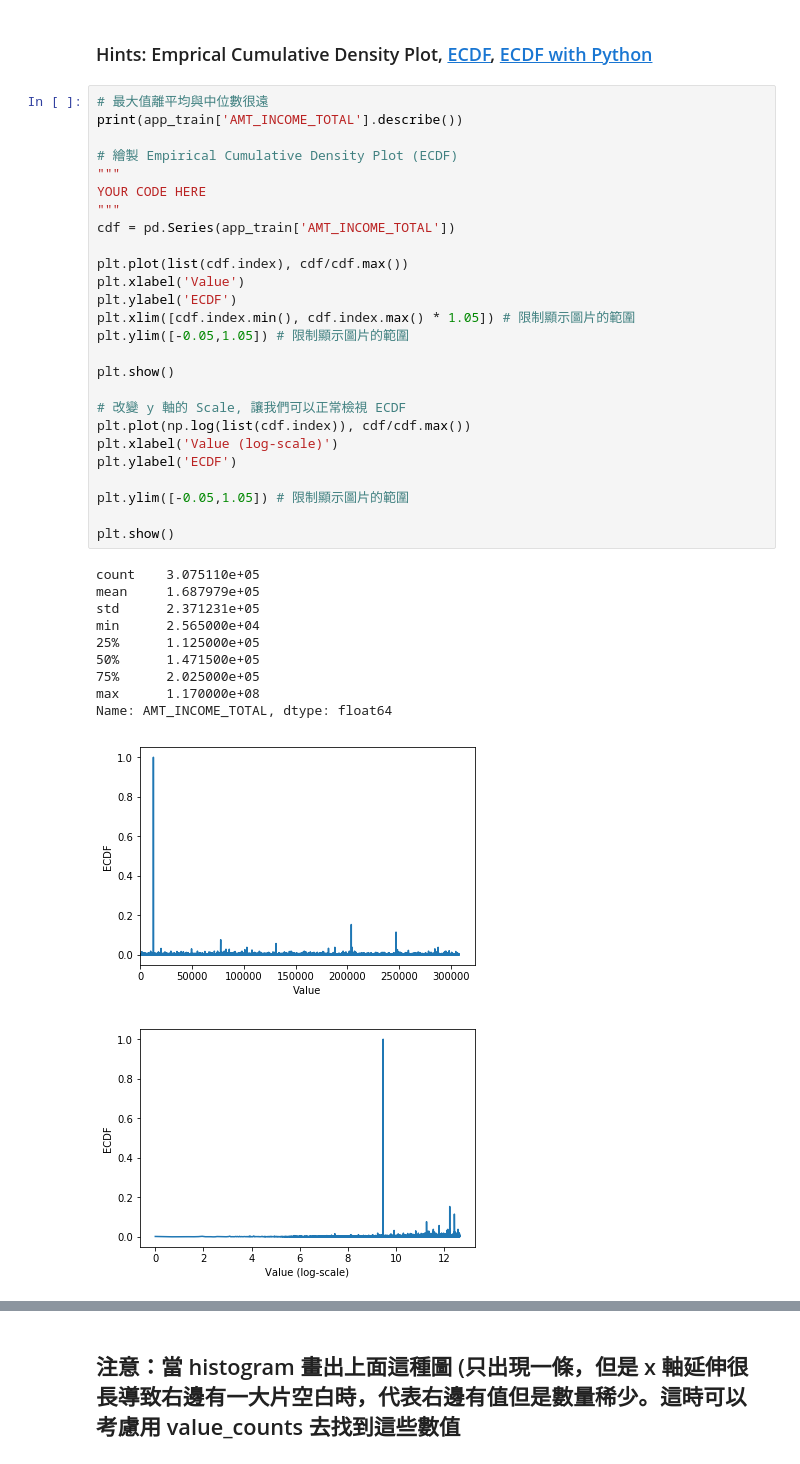
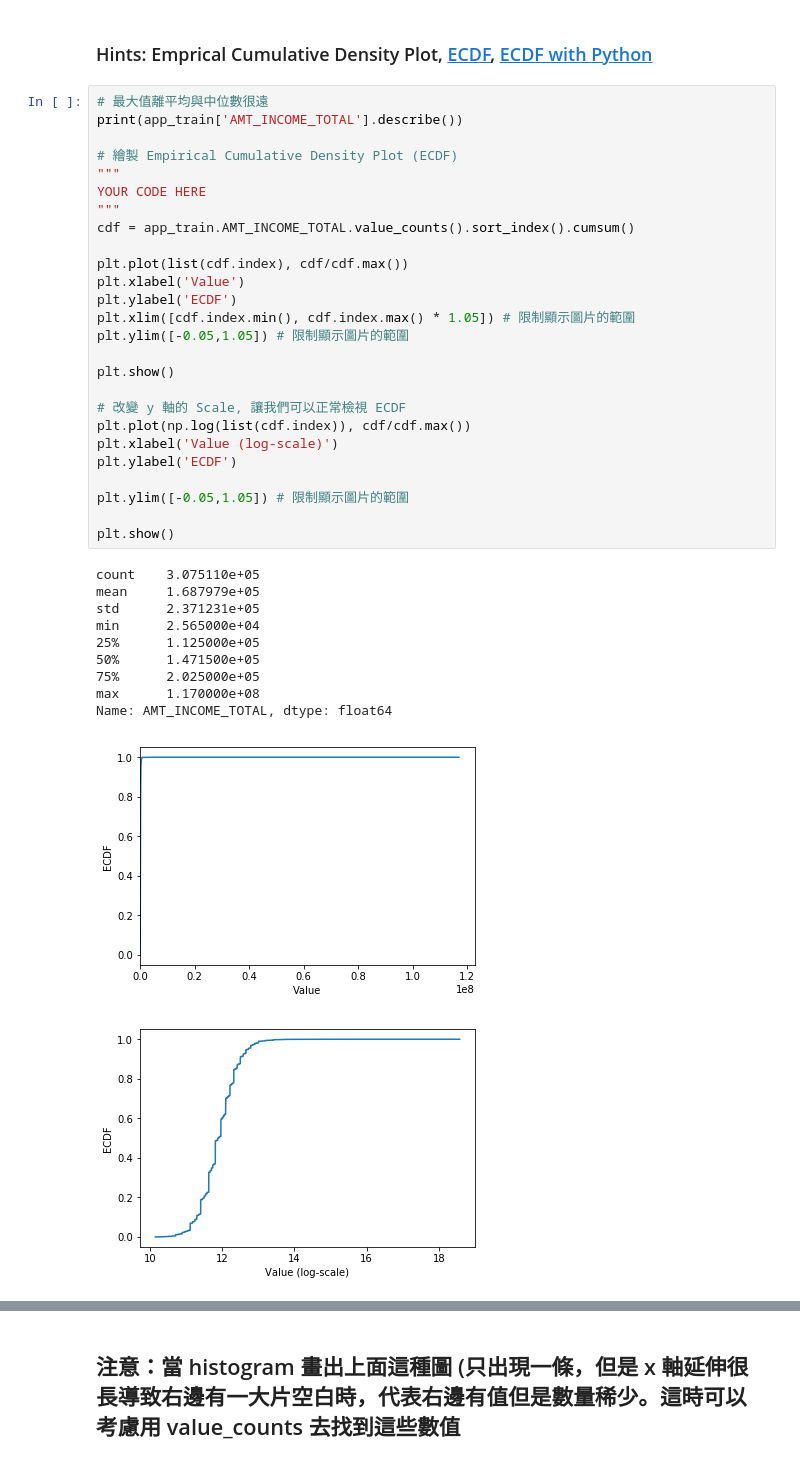
Before and after one commit to Hulu0201/2nd-ML100Days, a Jupyter notebook: homework/Day_006/Day_006_HW.ipynb, the cells around one changed output, grey strips where cells are left out. Cells and saved outputs as stored; diff of their text form.

```diff
--- a/homework/Day_006/Day_006_HW.ipynb
+++ b/homework/Day_006/Day_006_HW.ipynb
@@ -104,36 +104,36 @@ print(app_train['AMT_INCOME_TOTAL'].describe())
 """
 YOUR CODE HERE
 """
-cdf = pd.Series(app_train['AMT_INCOME_TOTAL'])
+cdf = app_train.AMT_INCOME_TOTAL.value_counts().sort_index().cumsum()
 
 plt.plot(list(cdf.index), cdf/cdf.max())
 plt.xlabel('Value')
 plt.ylabel('ECDF')
 plt.xlim([cdf.index.min(), cdf.index.max() * 1.05]) # 限制顯示圖片的範圍
 plt.ylim([-0.05,1.05]) # 限制顯示圖片的範圍
 
 plt.show()
 
 # 改變 y 軸的 Scale, 讓我們可以正常檢視 ECDF
 plt.plot(np.log(list(cdf.index)), cdf/cdf.max())
 plt.xlabel('Value (log-scale)')
 plt.ylabel('ECDF')
 
 plt.ylim([-0.05,1.05]) # 限制顯示圖片的範圍
 
 plt.show()
 # %% [output]
 count    3.075110e+05
 mean     1.687979e+05
 std      2.371231e+05
 min      2.565000e+04
 25%      1.125000e+05
 50%      1.471500e+05
 75%      2.025000e+05
 max      1.170000e+08
 Name: AMT_INCOME_TOTAL, dtype: float64
-[figure, old version]
+[figure, new version]
-[figure, old version]
+[figure, new version]
 # %% [markdown]
 ## 補充：Normal dist 的 ECDF
 ![ecdf_normal](https://au.mathworks.com/help/examples/stats/win64/PlotEmpiricalCdfAndCompareWithSamplingDistributionExample_01.png)
```
Also changed, not shown: parts of 2 cells of this notebook.
